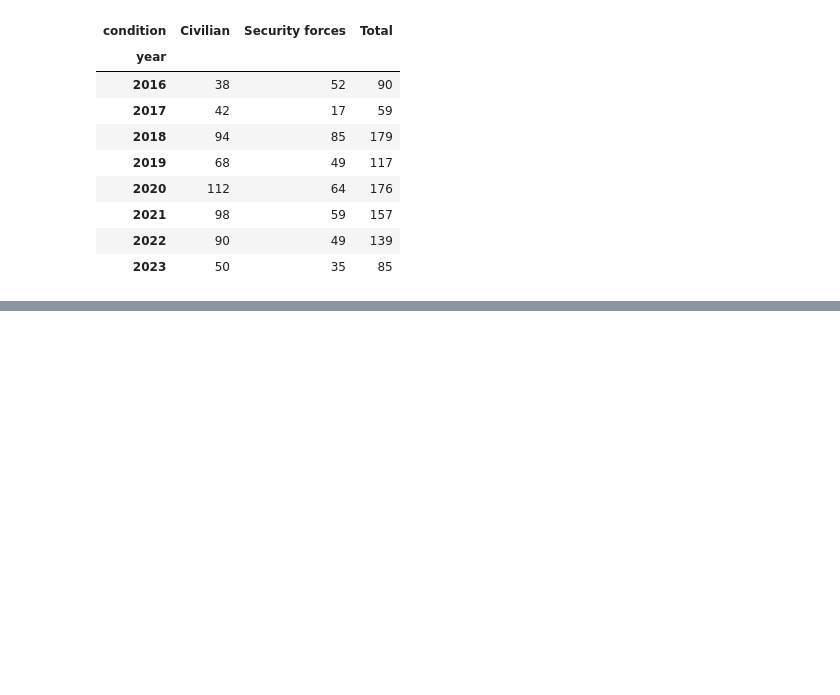
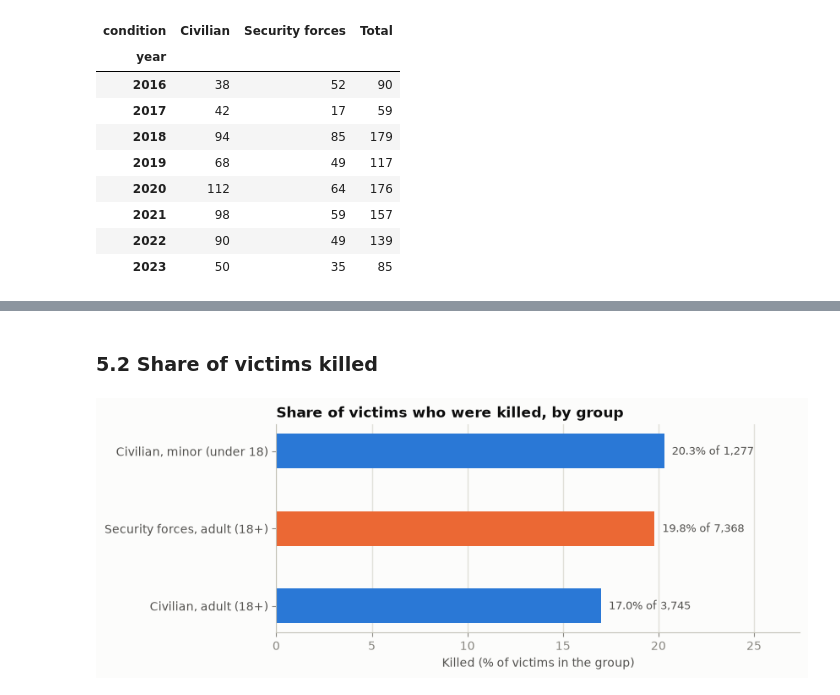
Before and after one commit to travisrcarlson/ai-programming-foundations-project, a Jupyter notebook: data_workflow.ipynb, the cells around one changed output, grey strips where cells are left out. Saved outputs shown, nothing was run; the diff lists cells and outputs as text; code cells hidden in the pictures; blank space fills up the shorter version.

```diff
--- a/data_workflow.ipynb
+++ b/data_workflow.ipynb
@@ -622,0 +658,23 @@ Since 2016:
+# %% [markdown]
+### 5.2 Share of victims killed
+# %%
+killed = share_killed(df, ["condition", "age_group"]).reset_index()
+killed["group"] = killed["condition"] + ", " + killed["age_group"].str.lower()
+killed = killed.sort_values("killed %")
+
+fig, ax = plt.subplots(figsize=(8, 3.2))
+bars = ax.barh(killed["group"], killed["killed %"], height=0.45,
+               color=[GROUP_COLOURS[c] for c in killed["condition"]])
+for bar, pct, n in zip(bars, killed["killed %"], killed["victims"]):
+    ax.text(bar.get_width() + 0.4, bar.get_y() + bar.get_height() / 2,
+            f"{pct:.1f}% of {n:,}", va="center", color=INK_2, fontsize=9)
+ax.set_title("Share of victims who were killed, by group")
+ax.set_xlabel("Killed (% of victims in the group)")
+ax.set_ylabel("")
+ax.set_xlim(0, max(killed["killed %"]) * 1.35)
+ax.grid(axis="y", visible=False)
+ax.tick_params(axis="y", labelcolor=INK_2)
+save_fig(fig, "02_share_killed.png")
+plt.show()
+# %% [output]
+[figure, added]
```
Also changed, not shown: parts of 12 cells of this notebook, 4 other files.
